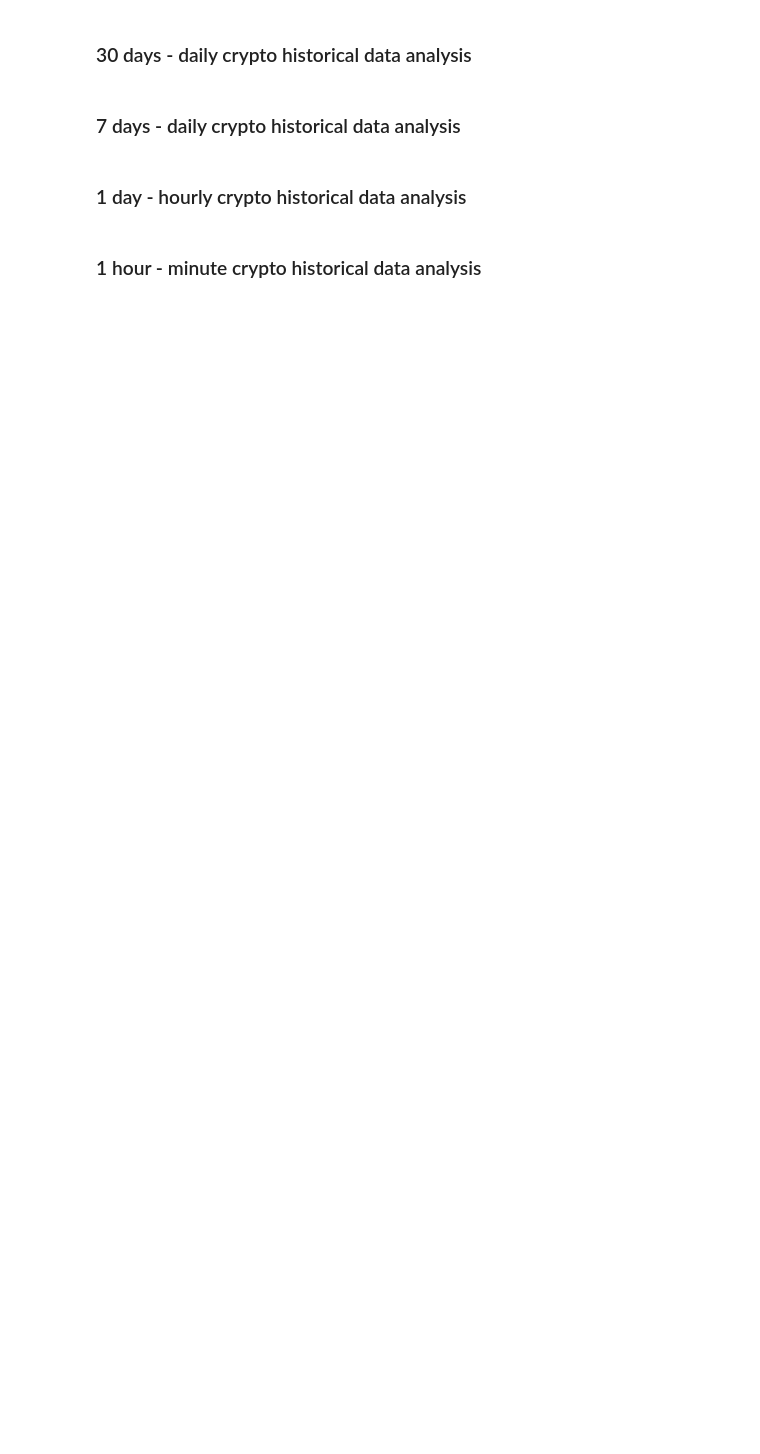
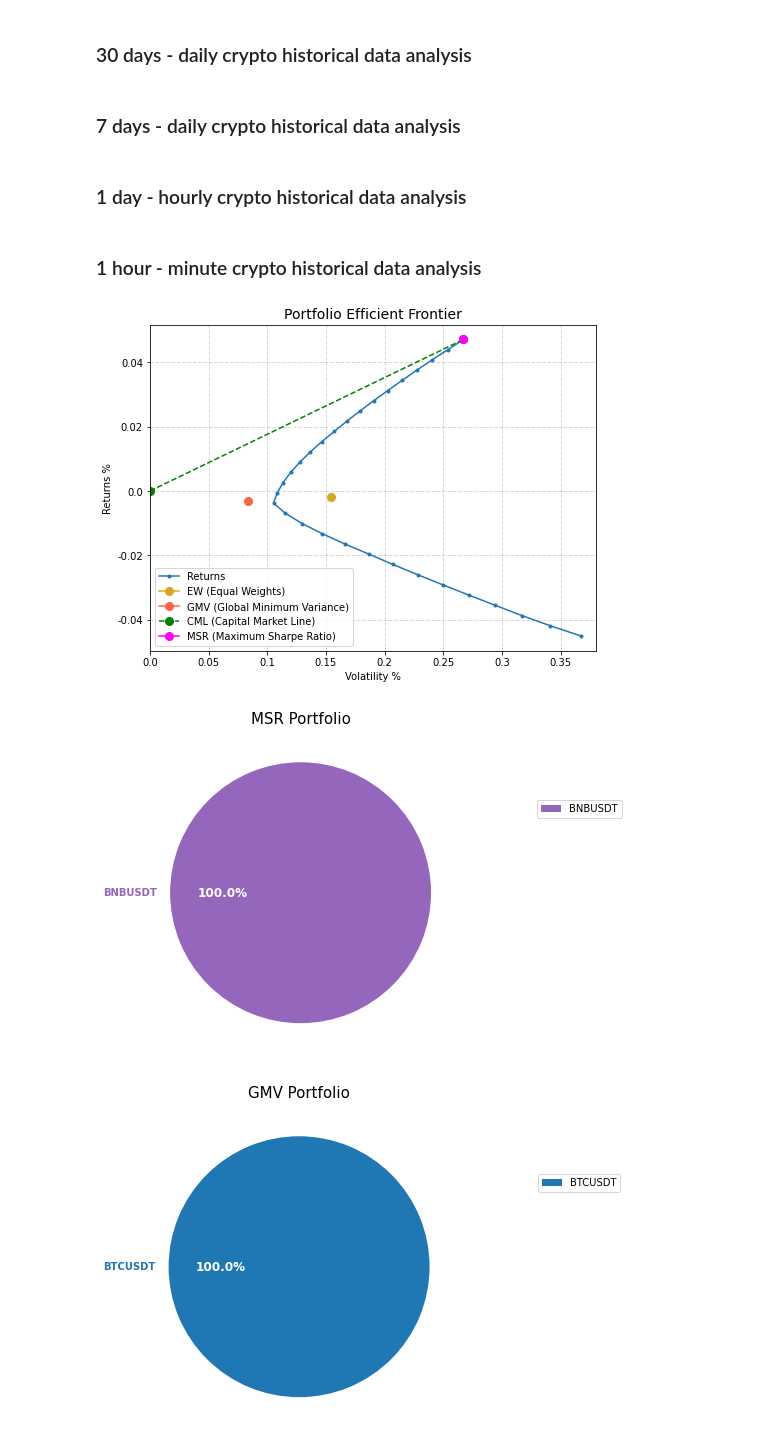
Before and after one commit to sushenghua/CryptoPortfolioDemo, a Jupyter notebook: binance_crypto.ipynb, the cells around one changed output. Cells and saved outputs as stored; diff of their text form; code cells hidden in the pictures; blank space fills up the shorter version.

```diff
--- a/binance_crypto.ipynb
+++ b/binance_crypto.ipynb
@@ -48,8 +53,12 @@ cp.historical_tradedata_analysis(tradepairs, '1 day ago', interval='1m',
 # %%
 tradepairs = ['BTCUSDT', 'ETHUSDT', 'EOSUSDT', 'DOGEUSDT', 'BNBUSDT']
 plotlist=['corr_map', 'price', 'ret', 'vol','sr',
           'peak', 'wealth', 'drawdown','ef', 'msr_struct', 'gmv_struct']
-plotlist=['ef', 'msr_struct', 'gmv_struct']
+plotlist=['ef', 'msr_struct', 'gmv_struct', 'price', 'ret','vol']
 cp.historical_tradedata_analysis(tradepairs, '1 hour ago', interval='1m',
                                  period_info={'name':'Minute', 'intervals':1},
                                  plotlist=plotlist)
+# %% [output]
+[figure, added]
+[figure, added]
+[figure, added]
```
Also changed, not shown: parts of 2 cells of this notebook, 1 other file.
